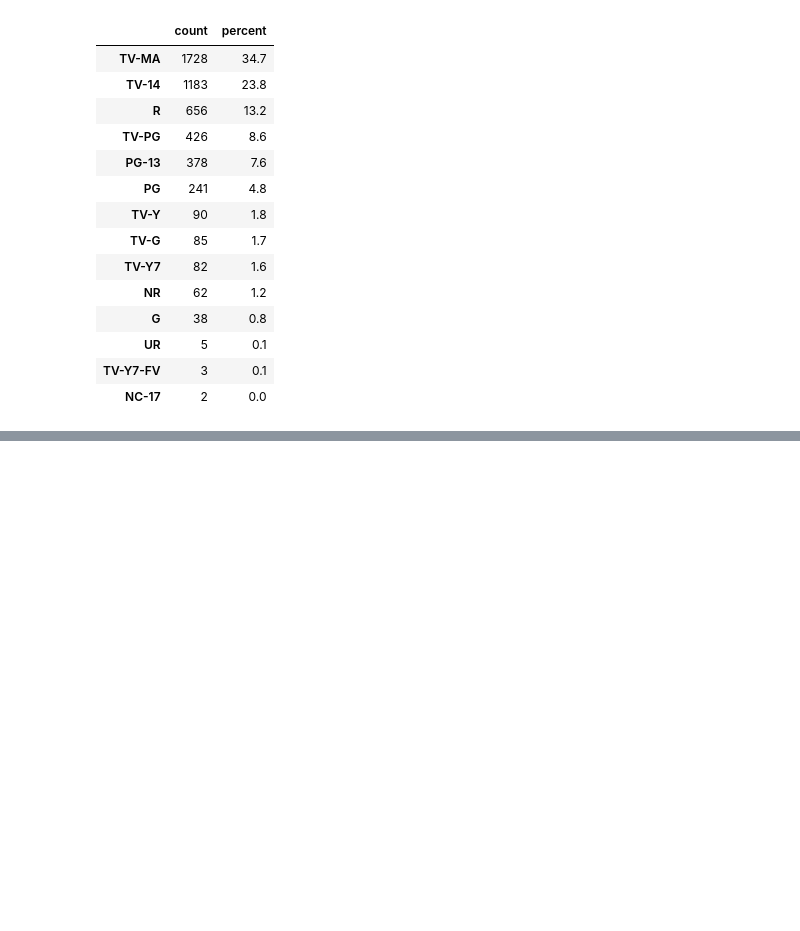
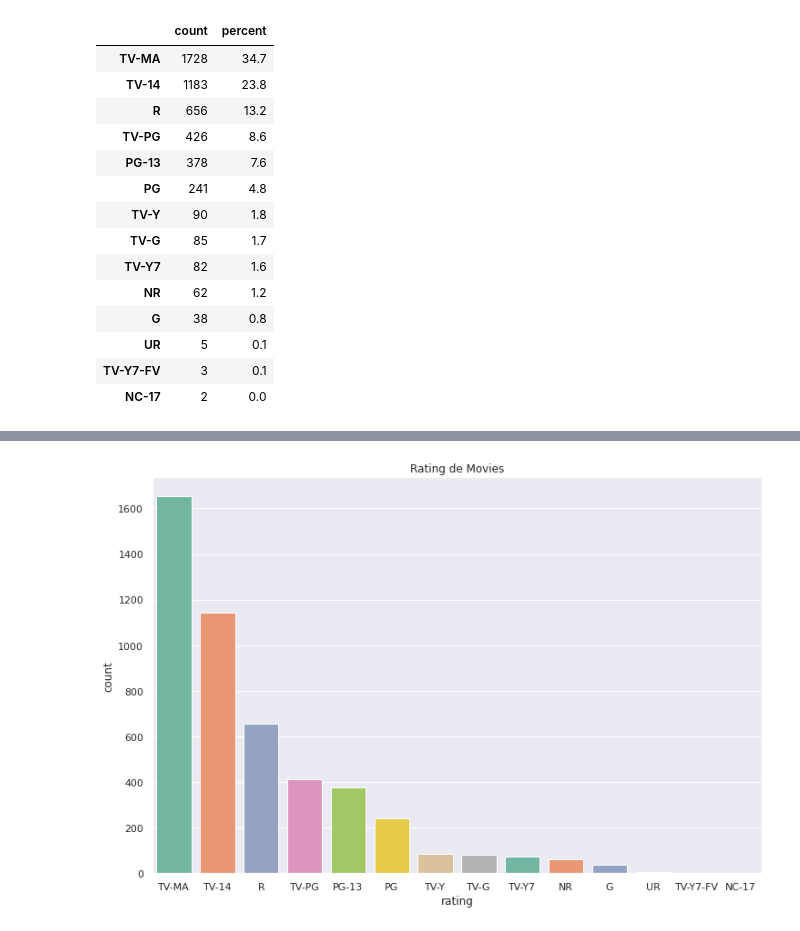
Before and after one commit to EddyGiusepe/Sistema_RECOMENDACION_Netflix, a Jupyter notebook: Netflix_RECOMMENDATION.ipynb, the cells around one changed output, grey strips where cells are left out. Drawn from its saved outputs; the diff is of its cells as text; code cells hidden in the pictures; blank space fills up the shorter version.

```diff
--- a/Netflix_RECOMMENDATION.ipynb
+++ b/Netflix_RECOMMENDATION.ipynb
@@ -399,0 +434,9 @@ tv_df.head(10)
+# %%
+# Movies Rating
+
+plt.figure(figsize=(12, 8))
+sns.set(style = "darkgrid")
+sns.countplot(x = "rating", data = movie_df, palette = "Set2", order = movie_df["rating"].value_counts().index[0:15])
+plt.title("Rating de Movies");
+# %% [output]
+[figure, added]
```
Also changed, not shown: parts of 7 cells of this notebook.
